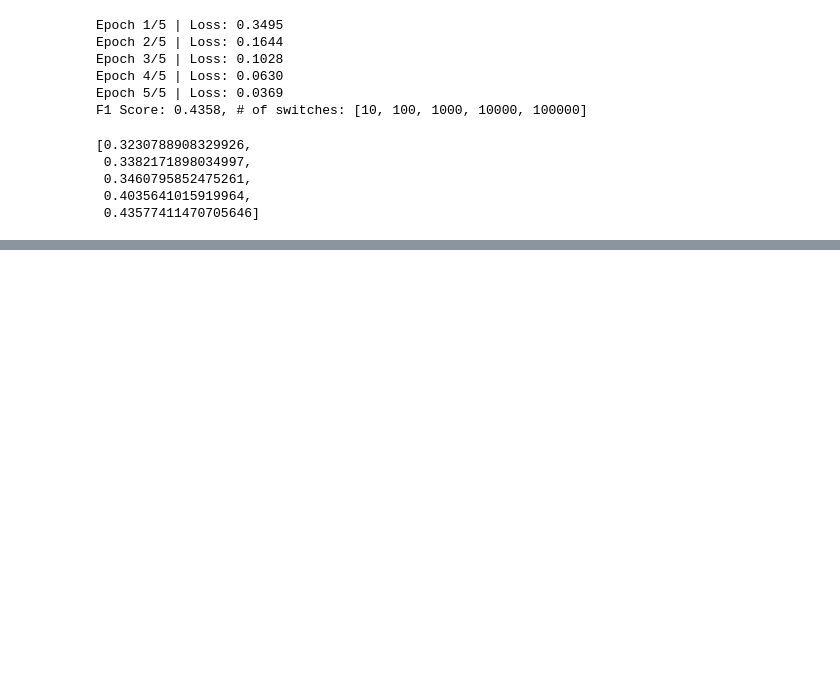
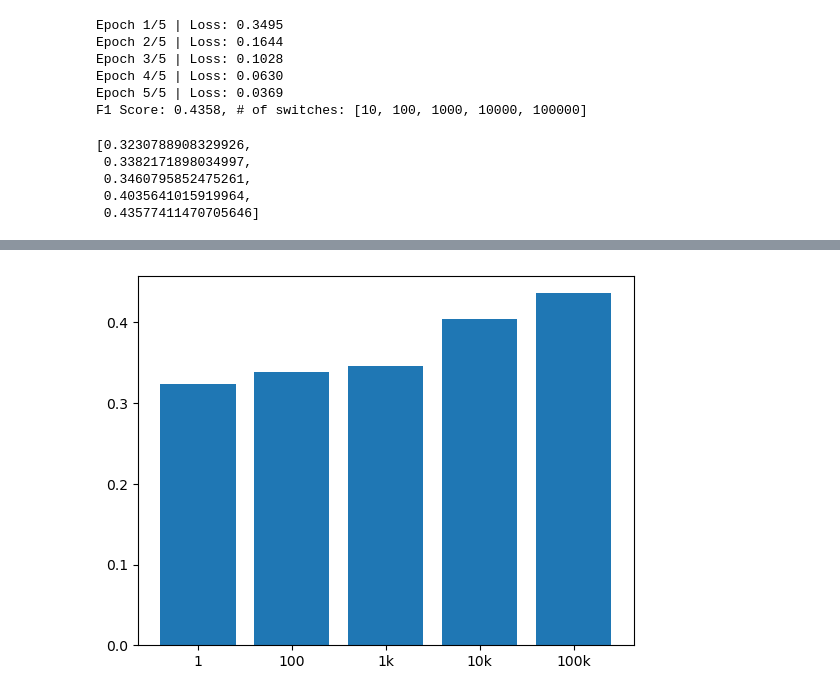
Before and after one commit to OctoPanna/nlp_project, a Jupyter notebook: temp.ipynb, the cells around one changed output, grey strips where cells are left out. Cells and saved outputs as stored; diff of their text form; code cells hidden in the pictures; blank space fills up the shorter version.

```diff
--- a/temp.ipynb
+++ b/temp.ipynb
@@ -365,0 +375,8 @@ switchF1
+# %%
+x_labels = ['1', '100', '1k', '10k', '100k']
+x_pos = range(len(x_labels))
+plt.bar(x_pos, y)
+plt.xticks(x_pos, x_labels)
+plt.show()
+# %% [output]
+[figure, added]
```
Also changed, not shown: parts of 2 cells of this notebook.
